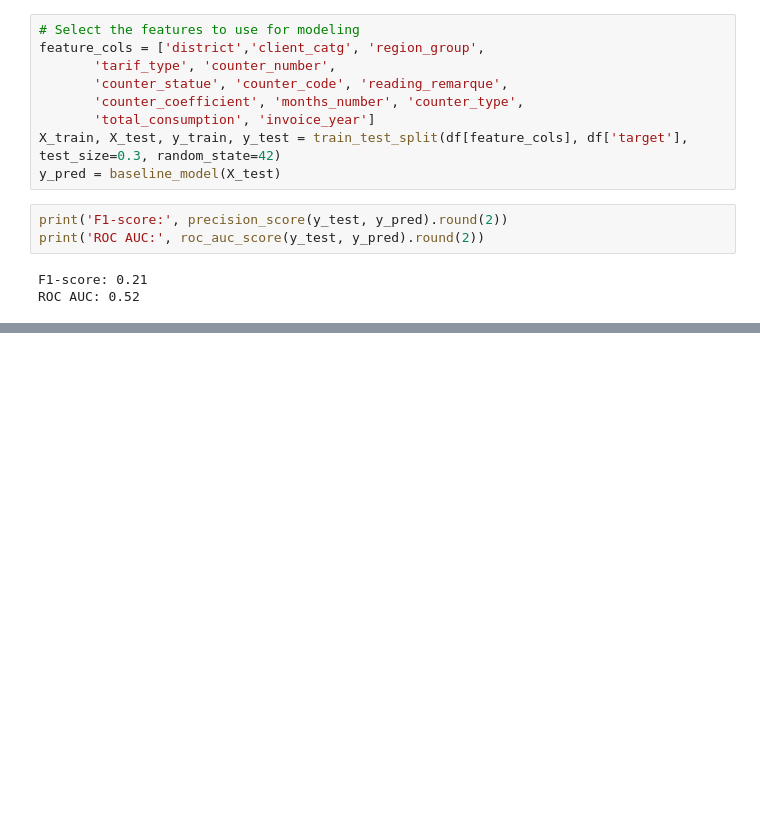
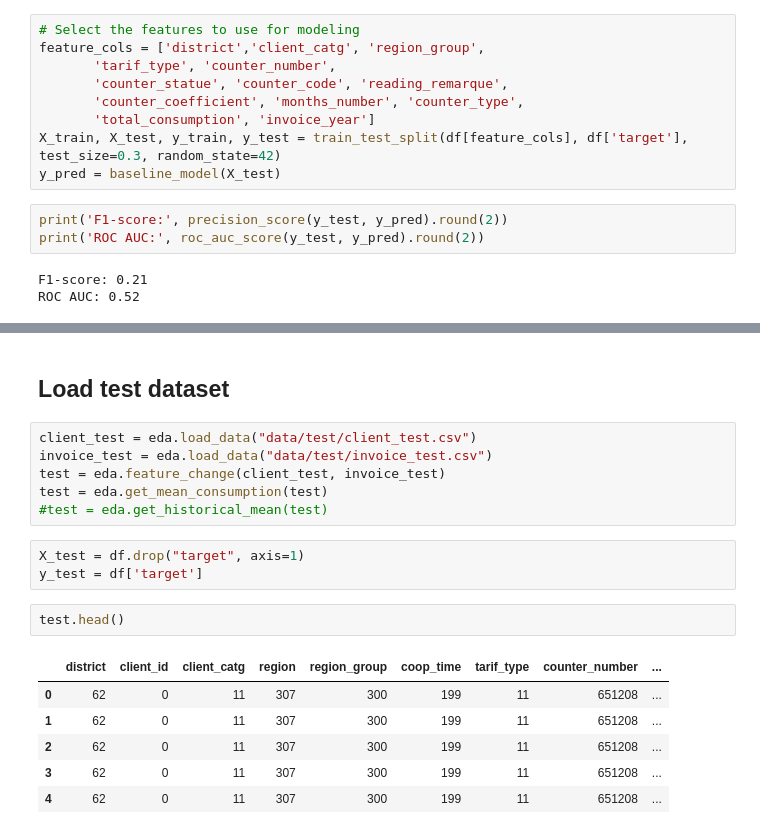
Before and after one commit to tomduese/ds-fraud-detection, a Jupyter notebook: fraud_detection_tom.ipynb, the cells around one changed output, grey strips where cells are left out. Cells and saved outputs as stored; diff of their text form; blank space fills up the shorter version.

```diff
--- a/fraud_detection_tom.ipynb
+++ b/fraud_detection_tom.ipynb
@@ -98,0 +125,20 @@ ROC AUC: 0.5
+# %% [markdown]
+## Load test dataset
+# %%
+client_test = eda.load_data("data/test/client_test.csv")
+invoice_test = eda.load_data("data/test/invoice_test.csv")
+test = eda.feature_change(client_test, invoice_test)
+test = eda.get_mean_consumption(test)
+#test = eda.get_historical_mean(test)
+# %%
+X_test = df.drop("target", axis=1)
+y_test = df['target']
+# %%
+test.head()
+# %% [output]
+|  | district | client_id | client_catg | region | region_group | coop_time | tarif_type | counter_number | ... |
+| 0 | 62 | 0 | 11 | 307 | 300 | 199 | 11 | 651208 | ... |
+| 1 | 62 | 0 | 11 | 307 | 300 | 199 | 11 | 651208 | ... |
+| 2 | 62 | 0 | 11 | 307 | 300 | 199 | 11 | 651208 | ... |
+| 3 | 62 | 0 | 11 | 307 | 300 | 199 | 11 | 651208 | ... |
+| 4 | 62 | 0 | 11 | 307 | 300 | 199 | 11 | 651208 | ... |
```
Also changed, not shown: parts of 8 cells of this notebook, 7 other files.
